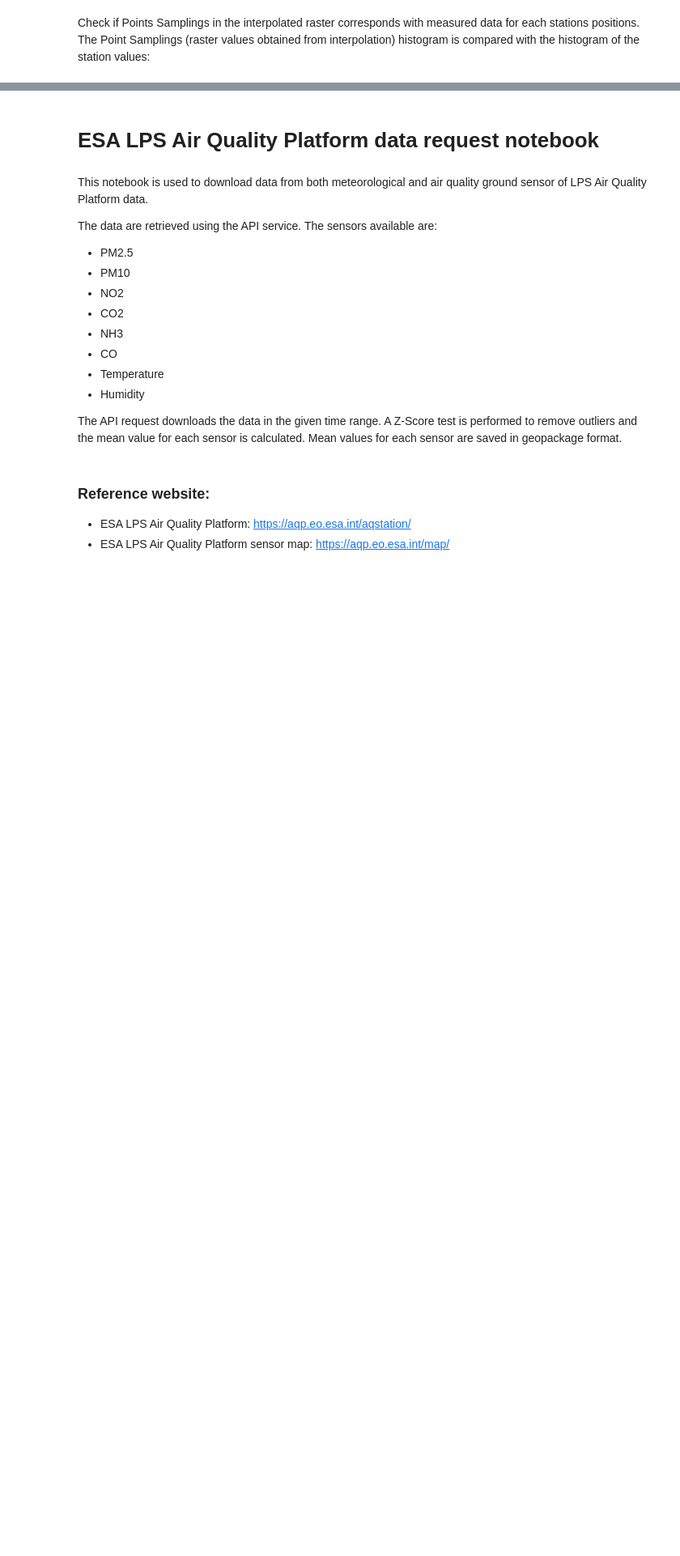
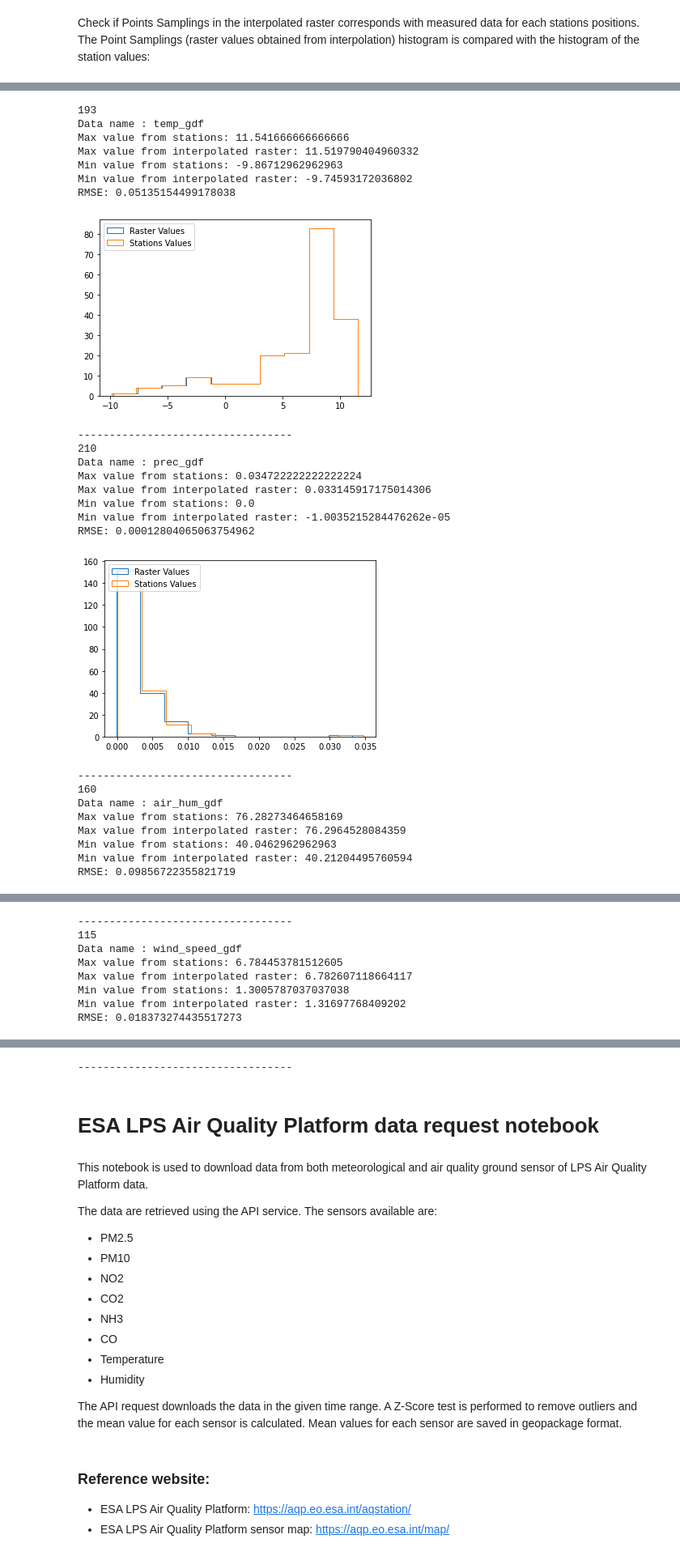
Before and after one commit to gisgeolab/D-DUST, a Jupyter notebook: Ground Sensor Variables Request .ipynb, the cells around one changed output, grey strips where cells are left out. Shown at 81% size. Saved outputs shown, nothing was run; the diff lists cells and outputs as text; code cells hidden in the pictures; blank space fills up the shorter version.

```diff
--- a/Ground Sensor Variables Request .ipynb
+++ b/Ground Sensor Variables Request .ipynb
@@ -582,22 +718,49 @@ for key in aq_dict:
 # %%
 for key in meteo_dict:
     raster = rio.open(cwd +'/temp/int_'+key[:(len(key)-4)]+'.tif')
     east = meteo_dict[key].geometry.x
     north = meteo_dict[key].geometry.y
     value = meteo_dict[key][['valore']]
     meteo_dict[key].index = range(len(meteo_dict[key]))
     coords = [(x,y) for x, y in zip(meteo_dict[key].geometry.x, meteo_dict[key].geometry.y)]
+    n = len(coords)
     meteo_dict[key]['Raster Value'] = [x[0] for x in raster.sample(coords)]
-    rmse = ((meteo_dict[key]['Raster Value'] - meteo_dict[key]['valore'])**2)**(1/2)
+    rmse = (np.sum((meteo_dict[key]['Raster Value'] - meteo_dict[key]['valore'])**2)/n)**(1/2)
+    print(n)
     print("Data name : {name}".format(name = key))
     print("Max value from stations: {value}".format(value = meteo_dict[key]['valore'].max()))
     print("Max value from interpolated raster: {value}".format(value=meteo_dict[key]['Raster Value'].max()))
     print("Min value from stations: {value}".format(value = meteo_dict[key]['valore'].min()))
     print("Min value from interpolated raster: {value}".format(value=meteo_dict[key]['Raster Value'].min()))
-    print("RMSE max: {rmse}".format(rmse = rmse.max()))
-    print("RMSE mean : {rmse}".format(rmse = rmse.mean()))
+    print("RMSE:", rmse)
     plt.hist(meteo_dict[key]['Raster Value'], label = 'Raster Values', histtype='step')
     plt.hist(meteo_dict[key]['valore'], label = 'Stations Values', histtype='step')
     plt.legend(loc="upper left")
     plt.show()
     print("----------------------------------")
+# %% [output]
+193
+Data name : temp_gdf
+Max value from stations: 11.541666666666666
+Max value from interpolated raster: 11.519790404960332
+Min value from stations: -9.86712962962963
+Min value from interpolated raster: -9.74593172036802
+RMSE: 0.05135154499178038
+[figure, added]
+----------------------------------
+210
+Data name : prec_gdf
+Max value from stations: 0.034722222222222224
+Max value from interpolated raster: 0.033145917175014306
+Min value from stations: 0.0
+Min value from interpolated raster: -1.0035215284476262e-05
+RMSE: 0.00012804065063754962
+[figure, added]
+----------------------------------
+160
+Data name : air_hum_gdf
+Max value from stations: 76.28273464658169
+Max value from interpolated raster: 76.2964528084359
+Min value from stations: 40.0462962962963
+Min value from interpolated raster: 40.21204495760594
+RMSE: 0.09856722355821719
@@ -603,0 +768,8 @@ for key in meteo_dict:
+----------------------------------
+115
+Data name : wind_speed_gdf
+Max value from stations: 6.784453781512605
+Max value from interpolated raster: 6.782607118664117
+Min value from stations: 1.3005787037037038
+Min value from interpolated raster: 1.31697768409202
+RMSE: 0.018373274435517273
@@ -604,3 +786,4 @@ for key in meteo_dict:
+----------------------------------
 # %% [markdown]
 # ESA LPS Air Quality Platform data request notebook
 # %% [markdown]
```
Also changed, not shown: parts of 19 cells of this notebook, 1 other file.
